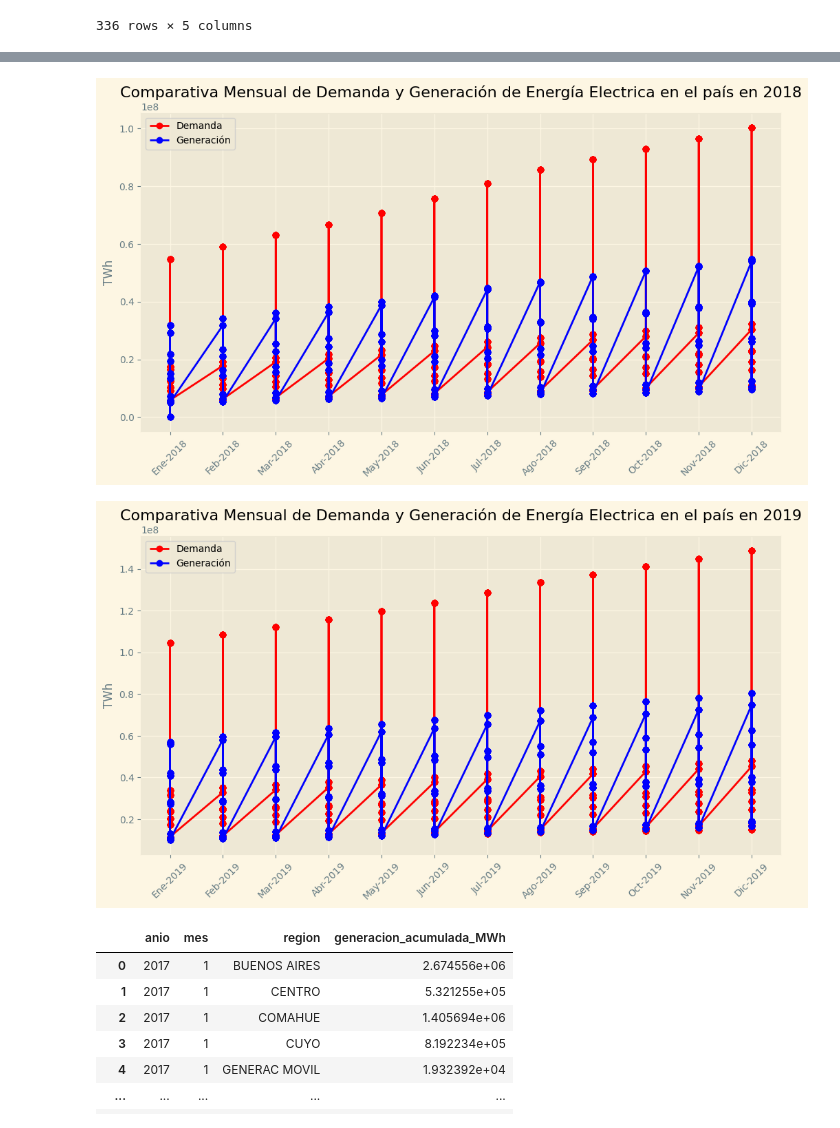
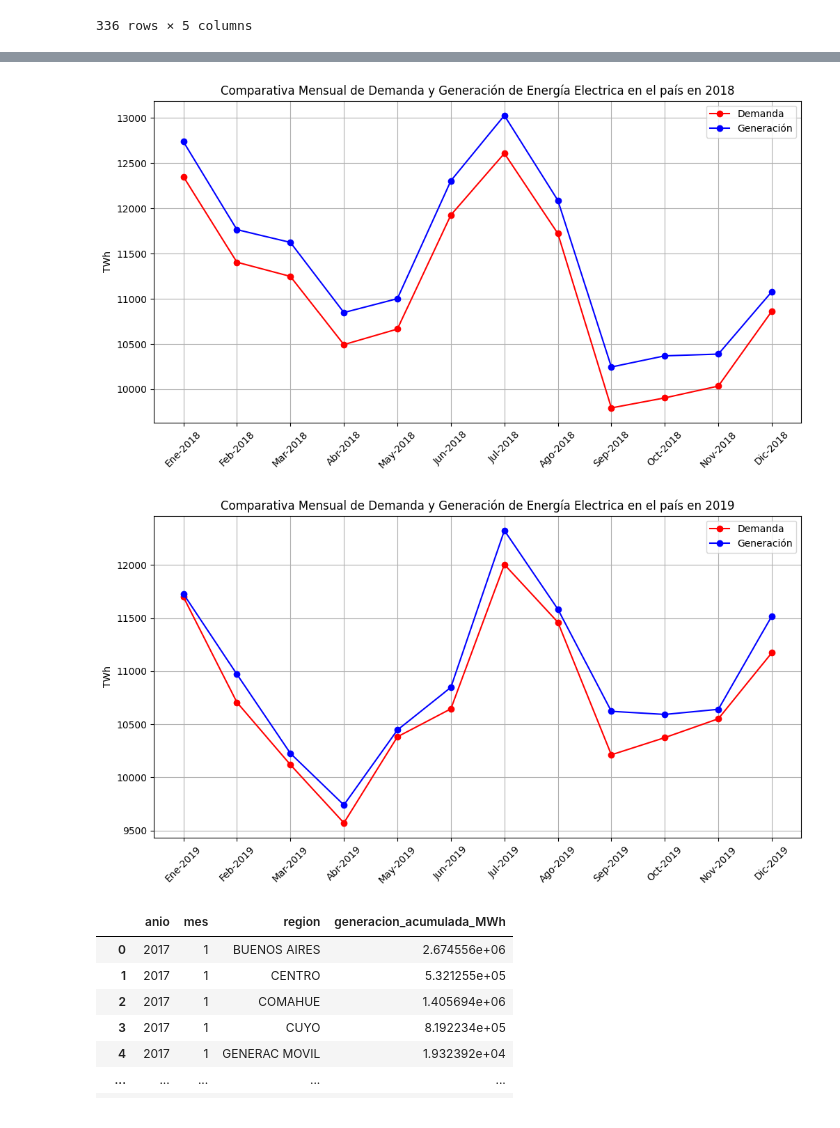
Before and after one commit to gagabriela2787/MachineLearnig, a Jupyter notebook: proyecto_principal.ipynb, the cells around one changed output, grey strips where cells are left out. Cells and saved outputs as stored; diff of their text form; code cells hidden in the pictures.

```diff
--- a/proyecto_principal.ipynb
+++ b/proyecto_principal.ipynb
@@ -473,8 +639,8 @@ df_demanda_acumulada
 # %%
 # Agrupa y acumula la demanda por año y mes
-df_demanda_acumulada = (df_dem.groupby(['anio'], ['mes'])['demanda_MWh'].sum()/1000).reset_index()
+#df_demanda_acumulada = (df_dem.groupby(['anio'], ['mes'])['demanda_MWh'].sum()/1000).reset_index()
 
 # Puedes renombrar la columna de demanda acumulada si lo deseas
-df_demanda_acumulada = df_demanda_acumulada.rename(columns={'df_demanda_acumulada': 'demanda_acumulada_MWh'})
+#df_demanda_acumulada = df_demanda_acumulada.rename(columns={'df_demanda_acumulada': 'demanda_acumulada_MWh'})
 
 # Ahora, df_demanda_acumulada contiene la demanda acumulada por año y mes
@@ -483,37 +646,0 @@ TypeError: unhashable type: 'list'
-# %%
-
-import matplotlib.pyplot as plt
-
-# Supongamos que ya tienes un DataFrame df_demanda_acumulada con la demanda acumulada por mes y año
-
-# Configura el tamaño del gráfico
-plt.figure(figsize=(12, 6))
-plt.style.use('Solarize_Light2')
-
-# Define los años y colores para cada año
-años = df_demanda_acumulada['anio'].unique()
-colores = ['red', 'green', 'orange']  # Puedes personalizar los colores
-
-# Itera sobre los años y crea un boxplot para cada uno
-for i, año in enumerate(años):
-    datos_año = df_demanda_acumulada[df_demanda_acumulada['anio'] == año]
-    demanda_por_mes = [datos_año[datos_año['mes'] == mes]['df_demanda_acumulada'] for mes in range(1, 13)]
-
-    # Crea el boxplot con el color correspondiente
-    plt.boxplot(demanda_por_mes, positions=range(1, 13), widths=0.6, showfliers=False, patch_artist=True,
-                boxprops=dict(facecolor=colores[i], color='black'), medianprops=dict(color='black'))
-
-# Configura el gráfico
-plt.title('Evolución Mensual de la Demanda en Argentina entre 2017 y 2019')
-plt.xlabel('Meses')
-plt.ylabel('Demanda (TWh)')
-
-meses = ['Ene', 'Feb', 'Mar', 'Abr', 'May', 'Jun', 'Jul', 'Ago', 'Sep', 'Oct', 'Nov', 'Dic']
-plt.xticks(range(1, 13), meses)
-
-# Crea una leyenda con los años
-legend_labels = [str(año) for año in años]
-plt.legend(legend_labels, title='Año', loc='upper right')
-
-plt.grid(True)
-plt.show()
@@ -628,7 +783,7 @@ plt.show()
 # %%
 # Gráfico de serie temporal Año 2018
 plt.figure(figsize=(12, 6))
-plt.plot(df_combinado_2018['anio'].astype(str) + '-' + df_combinado_2018['mes'].astype(str), df_combinado_2018['demanda_acumulada_MWh'], label='Demanda', marker='o', color = 'red')
+plt.plot(df_combinado_2018['anio'].astype(str) + '-' + df_combinado_2018['mes'].astype(str), df_combinado_2018['demanda_MWh'], label='Demanda', marker='o', color = 'red')
 plt.plot(df_combinado_2018['anio'].astype(str) + '-' + df_combinado_2018['mes'].astype(str), df_combinado_2018['generacion_acumulada_MWh'], label='Generación', marker='o', color = 'blue')
 #plt.xlabel('')
 plt.ylabel('TWh')
@@ -640,23 +795,23 @@ plt.legend()
 plt.grid(True)
 plt.show()
 # %% [output]
-[figure, old version]
+[figure, new version]
 # %%
 # Gráfico de serie temporal Año 2019
 plt.figure(figsize=(12, 6))
-plt.plot(df_combinado_2019['anio'].astype(str) + '-' + df_combinado_2019['mes'].astype(str), df_combinado_2019['demanda_acumulada_MWh'], label='Demanda', marker='o', color = 'red')
+plt.plot(df_combinado_2019['anio'].astype(str) + '-' + df_combinado_2019['mes'].astype(str), df_combinado_2019['demanda_MWh'], label='Demanda', marker='o', color = 'red')
 plt.plot(df_combinado_2019['anio'].astype(str) + '-' + df_combinado_2019['mes'].astype(str), df_combinado_2019['generacion_acumulada_MWh'], label='Generación', marker='o', color = 'blue')
 #plt.xlabel('')
 plt.ylabel('TWh')
 meses = ['Ene-2019', 'Feb-2019', 'Mar-2019', 'Abr-2019', 'May-2019', 'Jun-2019', 'Jul-2019', 'Ago-2019', 'Sep-2019', 'Oct-2019', 'Nov-2019', 'Dic-2019']
 plt.xticks(range(12), meses, rotation=45)
 
 plt.title('Comparativa Mensual de Demanda y Generación de Energía Electrica en el país en 2019')
 plt.legend()
 plt.grid(True)
 plt.show()
 # %% [output]
-[figure, old version]
+[figure, new version]
 # %%
 # Crea un nuevo DataFrame para almacenar la generación acumulada
 df_generacion_acumulada = []
```
Also changed, not shown: parts of 51 cells of this notebook.
